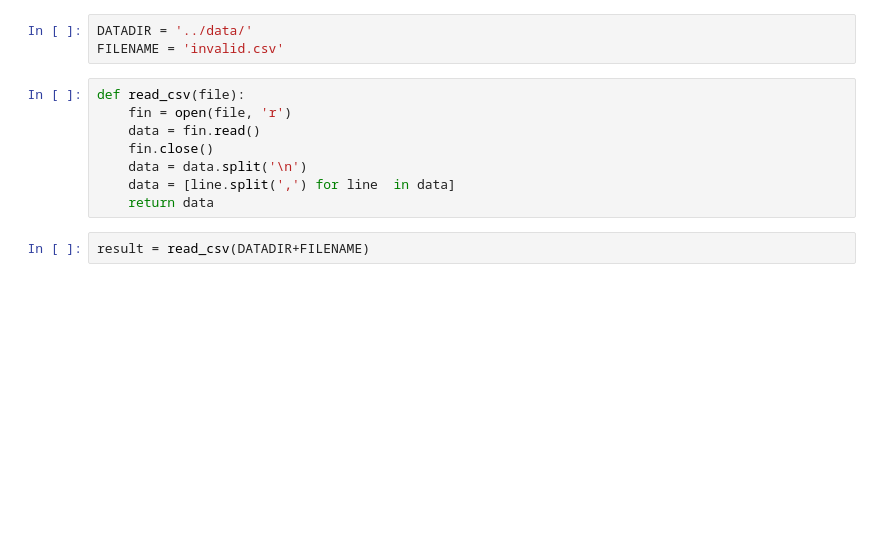
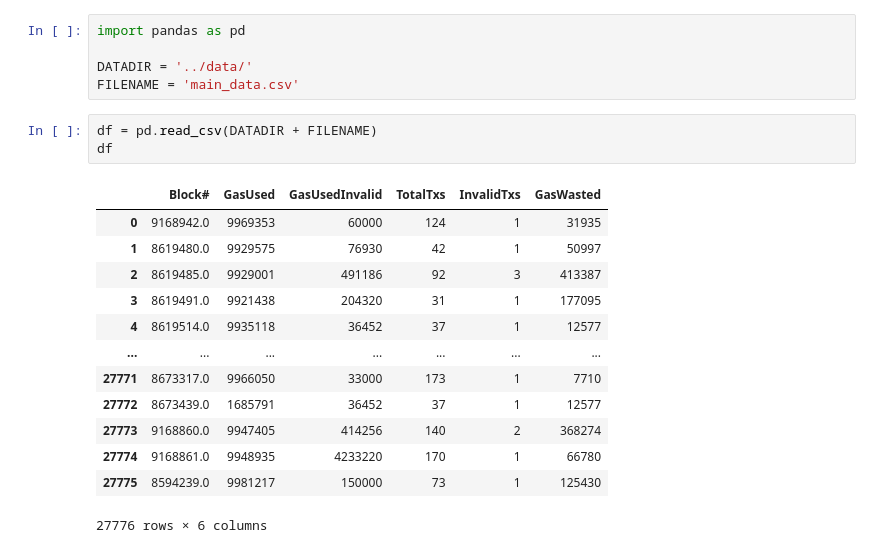
Before and after one commit to HikariShine/trace_invalid, a Jupyter notebook: notebook/invalid_gas.ipynb, the cells around one changed output. Saved outputs shown, nothing was run; the diff lists cells and outputs as text; blank space fills up the shorter version.

Commit message:
Invalid Analysis 1

```diff
--- a/notebook/invalid_gas.ipynb
+++ b/notebook/invalid_gas.ipynb
@@ -1,13 +1,22 @@
-# %%
-DATADIR = '../data/'
-FILENAME = 'invalid.csv'
-# %%
-def read_csv(file):
-    fin = open(file, 'r')
-    data = fin.read()
-    fin.close()
-    data = data.split('\n')
-    data = [line.split(',') for line  in data]
-    return data
+# %%
+import pandas as pd
+
+DATADIR = '../data/'
+FILENAME = 'main_data.csv'
 # %%
-result = read_csv(DATADIR+FILENAME)
+df = pd.read_csv(DATADIR + FILENAME)
+df
+# %% [output]
+|  | Block# | GasUsed | GasUsedInvalid | TotalTxs | InvalidTxs | GasWasted |
+| 0 | 9168942.0 | 9969353 | 60000 | 124 | 1 | 31935 |
+| 1 | 8619480.0 | 9929575 | 76930 | 42 | 1 | 50997 |
+| 2 | 8619485.0 | 9929001 | 491186 | 92 | 3 | 413387 |
+| 3 | 8619491.0 | 9921438 | 204320 | 31 | 1 | 177095 |
+| 4 | 8619514.0 | 9935118 | 36452 | 37 | 1 | 12577 |
+| ... | ... | ... | ... | ... | ... | ... |
+| 27771 | 8673317.0 | 9966050 | 33000 | 173 | 1 | 7710 |
+| 27772 | 8673439.0 | 1685791 | 36452 | 37 | 1 | 12577 |
+| 27773 | 9168860.0 | 9947405 | 414256 | 140 | 2 | 368274 |
+| 27774 | 9168861.0 | 9948935 | 4233220 | 170 | 1 | 66780 |
+| 27775 | 8594239.0 | 9981217 | 150000 | 73 | 1 | 125430 |
+27776 rows × 6 columns
```
Also changed, not shown: parts of 8 cells of this notebook, 1 other file.
